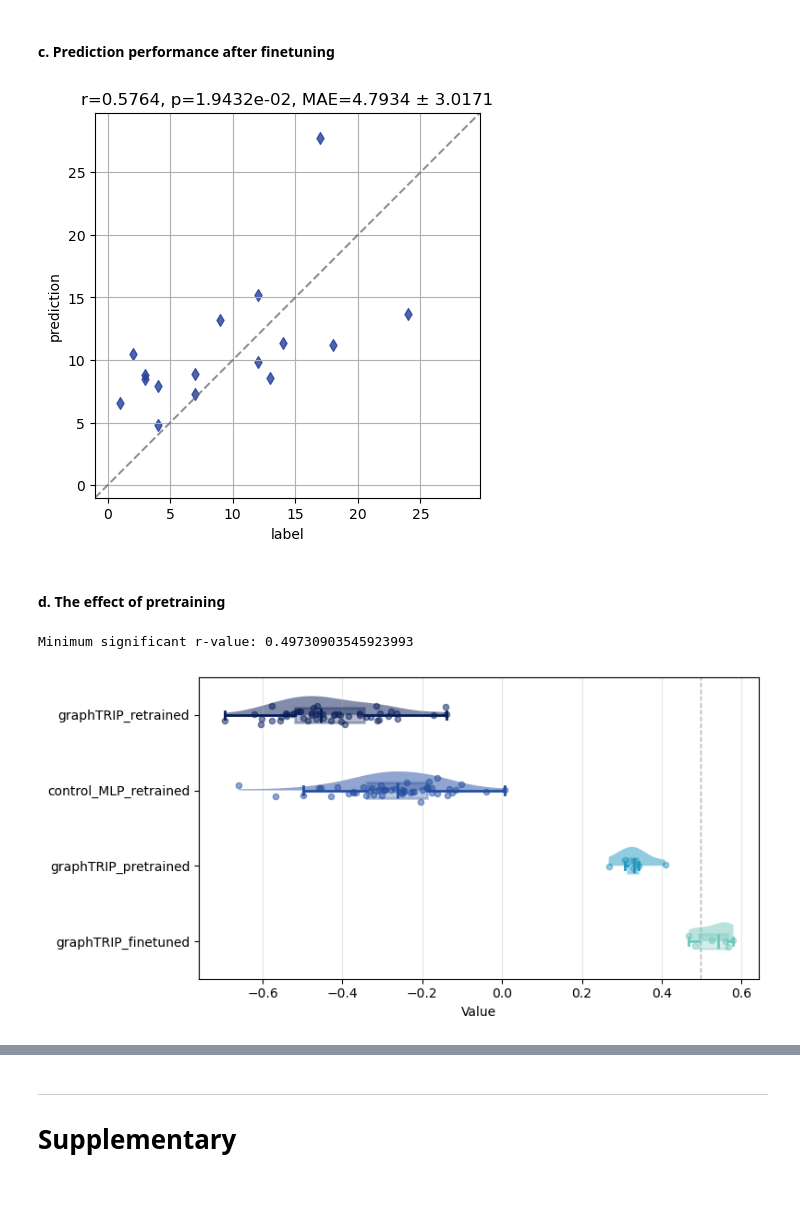
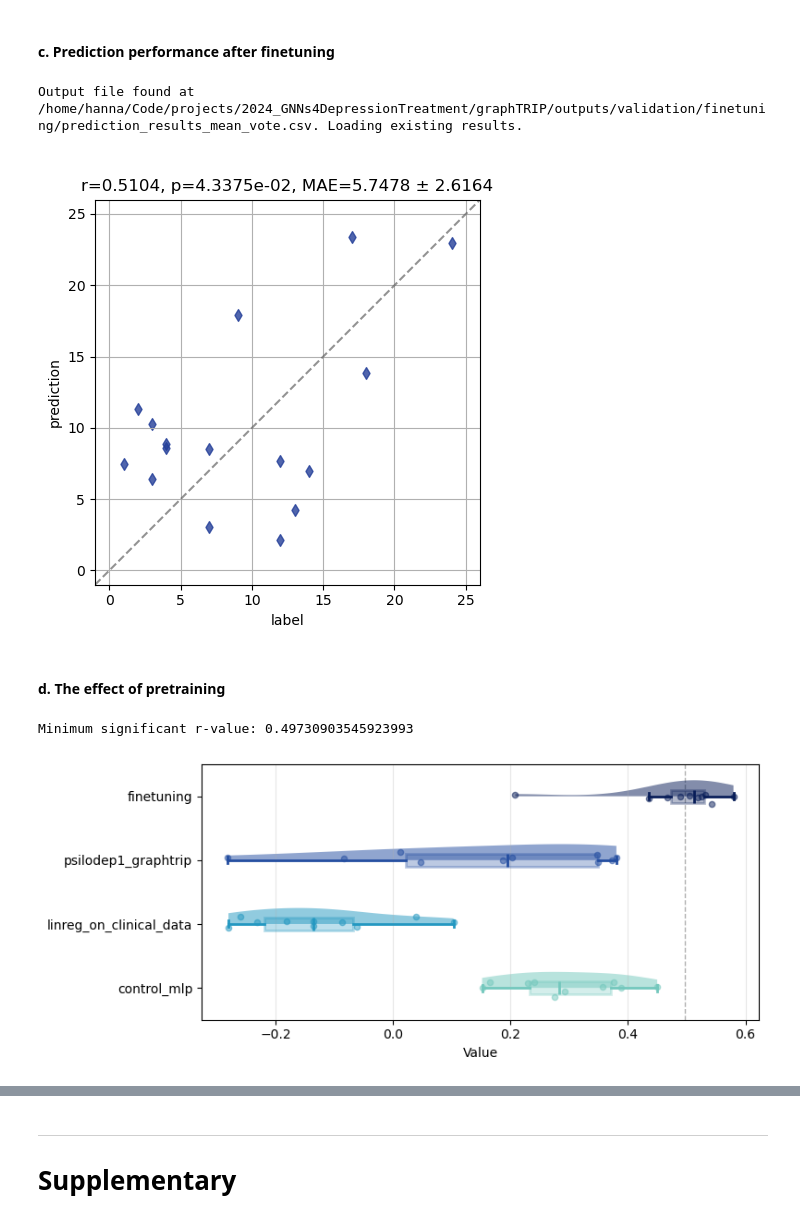
Before and after one commit to Imperial-MIND-lab/graphTRIP, a Jupyter notebook: notebooks/figures.ipynb, the cells around one changed output, grey strips where cells are left out. Cells and saved outputs as stored; diff of their text form; code cells hidden in the pictures; blank space fills up the shorter version.

Commit message:
notebook with all figures

```diff
--- a/notebooks/figures.ipynb
+++ b/notebooks/figures.ipynb
@@ -471,4 +548,5 @@ permutation_importance_bar_chart(results, color=NEUTRAL, alpha=0.8, save_path=sa
 # Define output directory for model performance
 fig_subdir = os.path.join(figure_dir, 'Fig.4')
 os.makedirs(fig_subdir, exist_ok=True)
+results_base_dir = os.path.join(output_dir, 'validation', 'finetuning')
 # %% [markdown]
@@ -530,13 +582,14 @@ plot_metric_boxplot(x_orig_rcn['metrics']['corr'],
 # %% [markdown]
 #### c. Prediction performance after finetuning
 # %%
-# Finetuned prediction results
-results_dir = os.path.join(output_dir, 'psilodep1', 'finetuned_weights')
-results = pd.read_csv(os.path.join(results_dir, 'prediction_results_mean_vote.csv'))
+# Load prediction results
+results_file = os.path.join(results_base_dir, 'prediction_results_mean_vote.csv')
+results = aggregate_prediction_results(results_file=results_file)
 results['Condition'] = 1 # add psilocybin condition for plotting
 save_path = None if not save_figs else os.path.join(fig_subdir, 'finetuned_true_vs_pred.svg')
 true_vs_pred_scatter(results, save_path=save_path)
 # %% [output]
+Output file found at /home/hanna/Code/projects/2024_GNNs4DepressionTreatment/graphTRIP/outputs/validation/finetuning/prediction_results_mean_vote.csv. Loading existing results.
-[figure, old version]
+[figure, new version]
 # %% [markdown]
 #### d. The effect of pretraining
@@ -585,27 +596,54 @@ for model_name in model_names:
+# %%
+base_dir = os.path.join(output_dir, 'validation')
+subdir_names = [
+    'control_mlp',
+    'linreg_on_clinical_data',
+    'psilodep1_graphtrip',
+    'finetuning']
+
+all_model_metrics_dfs = []
+for subdir_name in subdir_names:
+    subdir_path = os.path.join(base_dir, subdir_name)
+    if not os.path.exists(subdir_path):
+        continue
+    seed_dirs = [d for d in os.listdir(subdir_path) if d.startswith('seed_') and os.path.isdir(os.path.join(subdir_path, d))]
+    for seed_dir in seed_dirs:
+        # Determine correct metrics file name
+        if subdir_name == 'evaluate_graphtrip':
+            metrics_path = os.path.join(subdir_path, seed_dir, 'initial_metrics_mean_vote.csv')
+        elif subdir_name == 'finetuning':
+            metrics_path = os.path.join(subdir_path, seed_dir, 'final_metrics_mean_vote.csv')
+        else:
+            metrics_path = os.path.join(subdir_path, seed_dir, 'final_metrics.csv')
+        if os.path.exists(metrics_path):
+            df = pd.read_csv(metrics_path)
+            df['model'] = subdir_name
+            all_model_metrics_dfs.append(df)
+all_model_metrics_df = pd.concat(all_model_metrics_dfs, ignore_index=True)
 # %%
 # Get the minimum significant r-value
-n = 16 # number of subjects in the validation dataset
-r_min = min_significant_r(n)
+r_min = min_significant_r(psilodep1_num_subs)
 print(f'Minimum significant r-value: {r_min}')
 
-# Plot performance distributions of pre-trained and retrained models
-distributions = {'graphTRIP_finetuned': finetuned_metrics_df['r'].values,
-                 'graphTRIP_pretrained': initial_metrics_df['r'].values,
-                 'control_MLP_retrained': retrained_metrics_dfs['control_mlp']['r'].values,
-                 'graphTRIP_retrained': retrained_metrics_dfs['graphtrip']['r'].values}
+# Create dictionary of distributions by model type
+distributions = {
+    model: all_model_metrics_df[all_model_metrics_df['model'] == model]['r'].tolist()
+    for model in all_model_metrics_df['model'].unique()}
+
+# Plot distributions as raincloud plot
 offset = 2
 colors = plot_colormap_stack('YlGnBu', len(distributions)+offset, make_plot=False)
 colors = colors[offset:]
 palette = {name: color for name, color in zip(distributions.keys(), colors)}
 save_path = None if not save_figs else os.path.join(fig_subdir, 'raincloud_retrained_vs_pretrained.svg')
 plot_raincloud(distributions,
                palette=palette,
                save_path=save_path,
                alpha=0.5,
                box_alpha=0.3,
                vline=r_min,
                sort_by_mean=False,
-               figsize=(8, 4))
+               figsize=(8, 3.5))
 # %% [output]
 Minimum significant r-value: 0.49730903545923993
-[figure, old version]
+[figure, new version]
```
Also changed, not shown: parts of 174 cells of this notebook.
